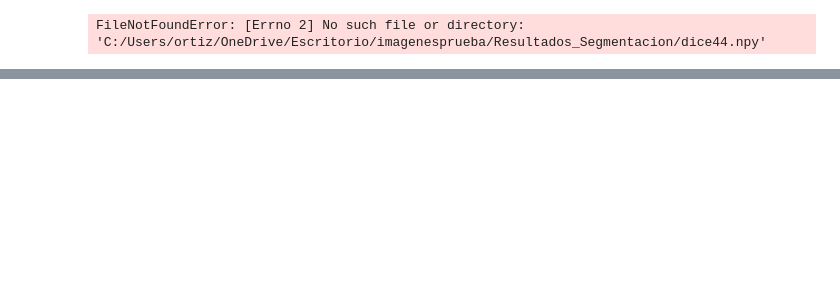
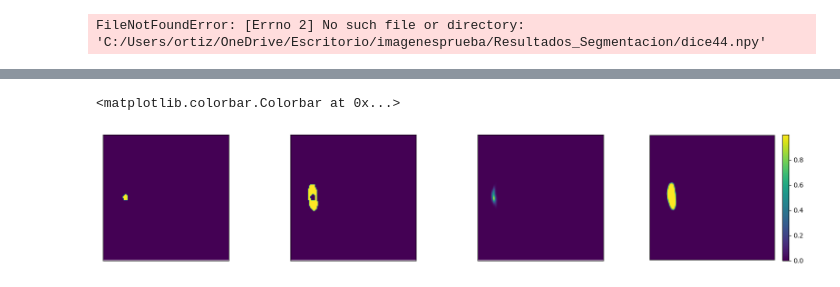
Before and after one commit to KevinOrtizDev/TFT, a Jupyter notebook: src/Trainer/SegmentationTrainer.ipynb, the cells around one changed output, grey strips where cells are left out. Cells and saved outputs as stored; diff of their text form; code cells hidden in the pictures; blank space fills up the shorter version.

```diff
--- a/src/Trainer/SegmentationTrainer.ipynb
+++ b/src/Trainer/SegmentationTrainer.ipynb
@@ -199,0 +266,30 @@ plt.colorbar()
+# %%
+import matplotlib.pyplot as plt
+
+d = np.load("C:/Users/ortiz/OneDrive/Escritorio/imagenesprueba/Resultados_Segmentacion_tversky/tverksy52.npy", allow_pickle=True)
+#i = np.load("/content/drive/MyDrive/Resultados_Segmentacion/iou.npy", allow_pickle=True)
+#t = np.load("/content/drive/MyDrive/Resultados_Segmentacion/dice.npy", allow_pickle=True)
+inputs = np.load("C:/Users/ortiz/OneDrive/Escritorio/imagenesprueba/Input_resultado_tversky/tversky52.npy", allow_pickle=True)
+labels = np.load("C:/Users/ortiz/OneDrive/Escritorio/imagenesprueba/label_resultado_tversky/tversky52.npy", allow_pickle=True)
+
+plt.figure(figsize=(25, 3.5))
+plt.subplot(1,5,1)
+plt.xticks([])
+plt.yticks([])
+plt.imshow(labels[19][1])
+plt.subplot(1,5,2)
+plt.xticks([])
+plt.yticks([])
+plt.imshow(labels[19][0])
+plt.subplot(1,5,3)
+plt.xticks([])
+plt.yticks([])
+plt.imshow(d[19][1])
+plt.subplot(1,5,4)
+plt.xticks([])
+plt.yticks([])
+plt.imshow(d[19][0])
+plt.colorbar()
+# %% [output]
+<matplotlib.colorbar.Colorbar at 0x...>
+[figure, added]
```
Also changed, not shown: parts of 22 cells of this notebook.
